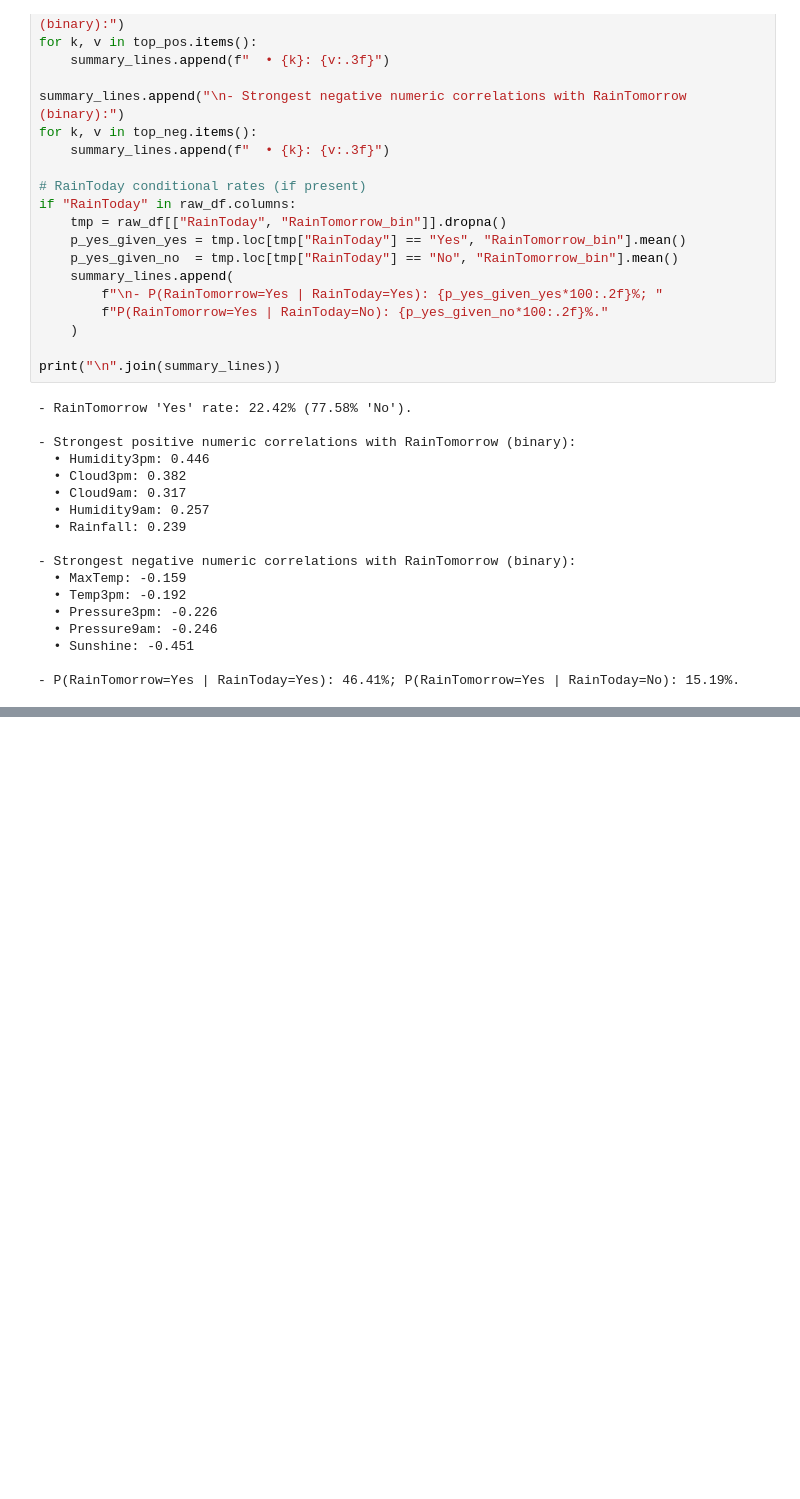
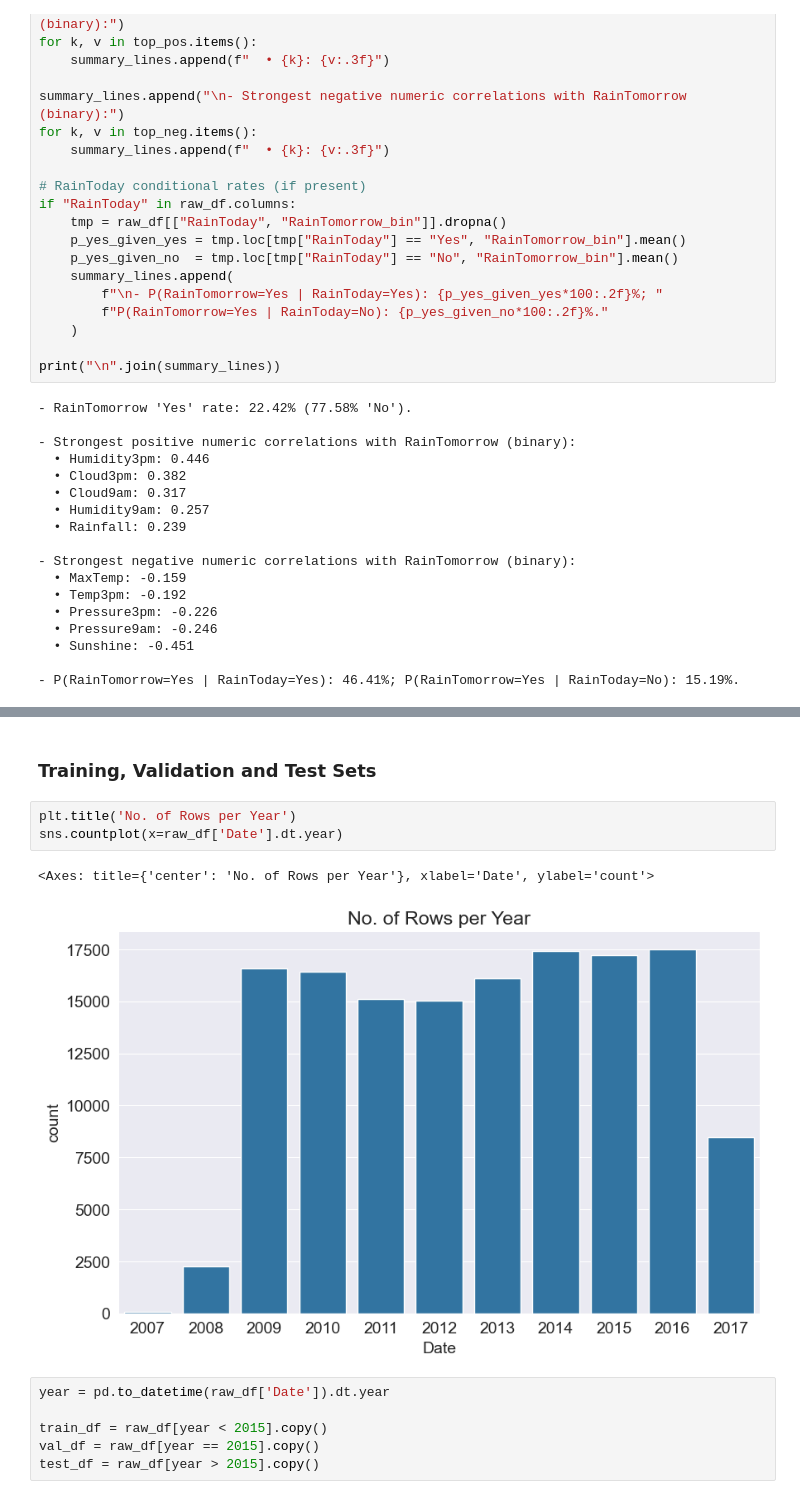
Before and after one commit to baldzhiyski/data-science-course, a Jupyter notebook: scikit-learn-course/desicion-trees-random-forest/decision-tree-forest.ipynb, the cells around one changed output, grey strips where cells are left out. Saved outputs shown, nothing was run; the diff lists cells and outputs as text; blank space fills up the shorter version.

```diff
--- a/scikit-learn-course/desicion-trees-random-forest/decision-tree-forest.ipynb
+++ b/scikit-learn-course/desicion-trees-random-forest/decision-tree-forest.ipynb
@@ -288,0 +300,14 @@ print("\n".join(summary_lines))
+# %% [markdown]
+### Training, Validation and Test Sets
+# %%
+plt.title('No. of Rows per Year')
+sns.countplot(x=raw_df['Date'].dt.year)
+# %% [output]
+<Axes: title={'center': 'No. of Rows per Year'}, xlabel='Date', ylabel='count'>
+[figure, added]
+# %%
+year = pd.to_datetime(raw_df['Date']).dt.year
+
+train_df = raw_df[year < 2015].copy()
+val_df = raw_df[year == 2015].copy()
+test_df = raw_df[year > 2015].copy()
```
Also changed, not shown: parts of 23 cells of this notebook.
